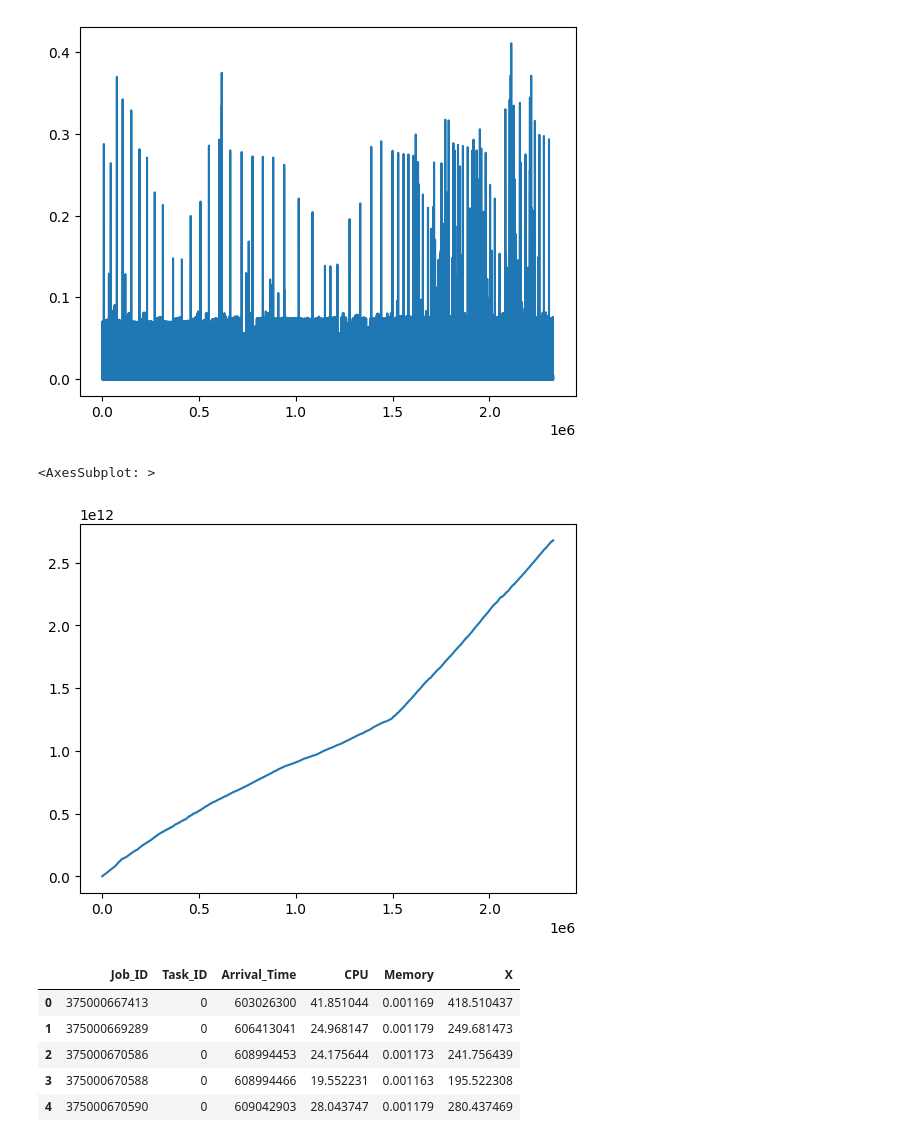
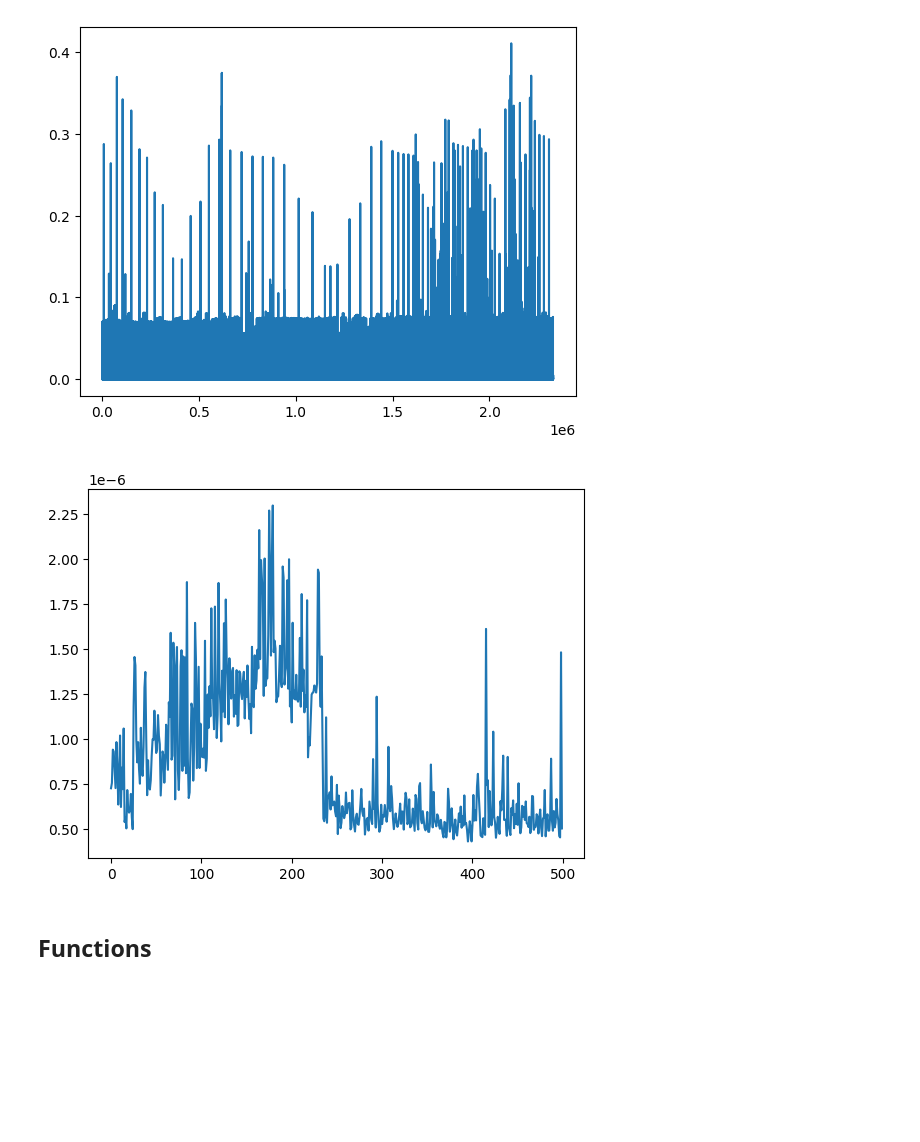
Before and after one commit to MaviVestini/DataCenters, a Jupyter notebook: Challenge2.ipynb, the cells around one changed output. Saved outputs shown, nothing was run; the diff lists cells and outputs as text; code cells hidden in the pictures; blank space fills up the shorter version.

```diff
--- a/Challenge2.ipynb
+++ b/Challenge2.ipynb
@@ -56,8 +61,3 @@ data['Memory'].plot()
 # %% [output]
 <AxesSubplot: >
 [figure]
-# %%
-data['Arrival_Time'].plot()
-# %% [output]
-<AxesSubplot: >
-[figure, removed]
@@ -66,12 +64,20 @@ servers = dict([(i+1, {'queue':[], 'Memory': 1, 'current_task': None, 'Unfinishe
-# %%
-data.head()
-# %% [output]
-|  | Job_ID | Task_ID | Arrival_Time | CPU | Memory | X |
-| 0 | 375000667413 | 0 | 603026300 | 41.851044 | 0.001169 | 418.510437 |
-| 1 | 375000669289 | 0 | 606413041 | 24.968147 | 0.001179 | 249.681473 |
-| 2 | 375000670586 | 0 | 608994453 | 24.175644 | 0.001173 | 241.756439 |
-| 3 | 375000670588 | 0 | 608994466 | 19.552231 | 0.001163 | 195.522308 |
-| 4 | 375000670590 | 0 | 609042903 | 28.043747 | 0.001179 | 280.437469 |
+# %%
+intervals = np.linspace(603026300, 2678968860401, num = 501, dtype='int64')
+# %%
+times = list(data['Arrival_Time'])
+lambdas = []
+idx = 0
+for i, interv in enumerate(intervals[1:]):
+    tasks = [x for x in times[idx:] if intervals[i]<=x and x< interv]
+    idx = times.index(tasks[-1])
+    lambdas.append(len(tasks)/(interv-intervals[i]))
+# %%
+plt.plot(lambdas)
+plt.show()
+# %% [output]
+[figure, added]
+# %% [markdown]
+## Functions
 # %%
 # Shortest Remaining Processing Time (SRPT)
 def Scheduling(new_time, prev_time, servers, data):
```
Also changed, not shown: parts of 9 cells of this notebook.
